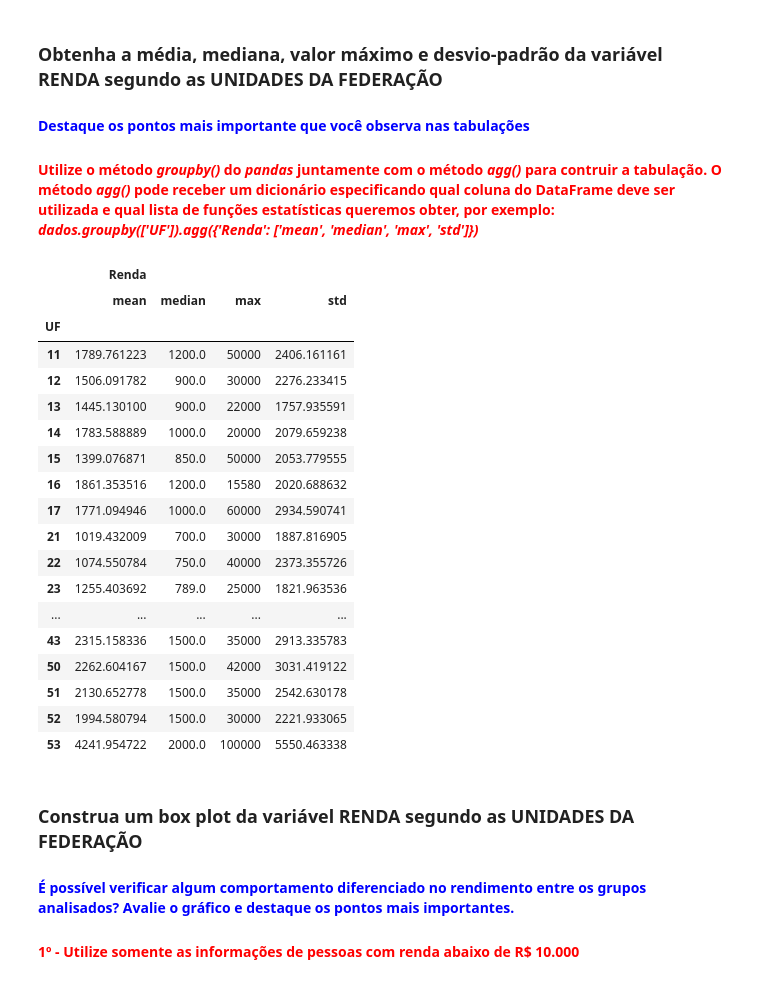
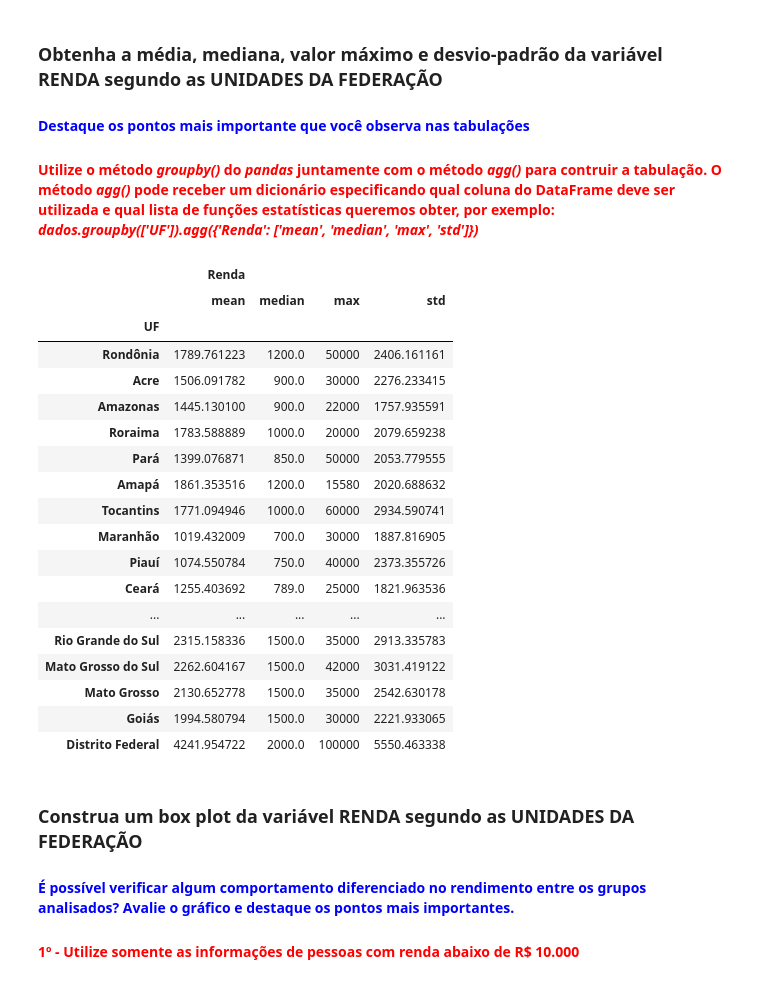
Before and after one commit to ciqueti/Estatistica_Distribuicao_e_Medidas, a Jupyter notebook: Parte_1/Análise_Descritiva.ipynb, the cells around one changed output. Saved outputs shown, nothing was run; the diff lists cells and outputs as text; code cells hidden in the pictures.

```diff
--- a/Parte_1/Análise_Descritiva.ipynb
+++ b/Parte_1/Análise_Descritiva.ipynb
@@ -564,27 +570,29 @@ Idades acima, a partir dos 40 anos ganham mais, principalmente Homens
 #### <font color='blue'>Destaque os pontos mais importante que você observa nas tabulações</font>
 #### <font color='red'>Utilize o método <i>groupby()</i> do <i>pandas</i> juntamente com o método <i>agg()</i> para contruir a tabulação. O método <i>agg()</i> pode receber um dicionário especificando qual coluna do DataFrame deve ser utilizada e qual lista de funções estatísticas queremos obter, por exemplo: <i>dados.groupby(['UF']).agg({'Renda': ['mean', 'median', 'max', 'std']})</i></font>
 # %%
-df.groupby(by=['UF']).agg({'Renda':['mean', 'median', 'max', 'std']})
+a = df.groupby(by=['UF']).agg({'Renda':['mean', 'median', 'max', 'std']})
+a.rename(index=uf, inplace=True)
+a
 # %% [output]
 |  | Renda |  |  |  |
 |  | mean | median | max | std |
 | UF |  |  |  |  |
-| 11 | 1789.761223 | 1200.0 | 50000 | 2406.161161 |
-| 12 | 1506.091782 | 900.0 | 30000 | 2276.233415 |
-| 13 | 1445.130100 | 900.0 | 22000 | 1757.935591 |
-| 14 | 1783.588889 | 1000.0 | 20000 | 2079.659238 |
-| 15 | 1399.076871 | 850.0 | 50000 | 2053.779555 |
-| 16 | 1861.353516 | 1200.0 | 15580 | 2020.688632 |
-| 17 | 1771.094946 | 1000.0 | 60000 | 2934.590741 |
-| 21 | 1019.432009 | 700.0 | 30000 | 1887.816905 |
-| 22 | 1074.550784 | 750.0 | 40000 | 2373.355726 |
-| 23 | 1255.403692 | 789.0 | 25000 | 1821.963536 |
+| Rondônia | 1789.761223 | 1200.0 | 50000 | 2406.161161 |
+| Acre | 1506.091782 | 900.0 | 30000 | 2276.233415 |
+| Amazonas | 1445.130100 | 900.0 | 22000 | 1757.935591 |
+| Roraima | 1783.588889 | 1000.0 | 20000 | 2079.659238 |
+| Pará | 1399.076871 | 850.0 | 50000 | 2053.779555 |
+| Amapá | 1861.353516 | 1200.0 | 15580 | 2020.688632 |
+| Tocantins | 1771.094946 | 1000.0 | 60000 | 2934.590741 |
+| Maranhão | 1019.432009 | 700.0 | 30000 | 1887.816905 |
+| Piauí | 1074.550784 | 750.0 | 40000 | 2373.355726 |
+| Ceará | 1255.403692 | 789.0 | 25000 | 1821.963536 |
 | ... | ... | ... | ... | ... |
-| 43 | 2315.158336 | 1500.0 | 35000 | 2913.335783 |
-| 50 | 2262.604167 | 1500.0 | 42000 | 3031.419122 |
-| 51 | 2130.652778 | 1500.0 | 35000 | 2542.630178 |
-| 52 | 1994.580794 | 1500.0 | 30000 | 2221.933065 |
-| 53 | 4241.954722 | 2000.0 | 100000 | 5550.463338 |
+| Rio Grande do Sul | 2315.158336 | 1500.0 | 35000 | 2913.335783 |
+| Mato Grosso do Sul | 2262.604167 | 1500.0 | 42000 | 3031.419122 |
+| Mato Grosso | 2130.652778 | 1500.0 | 35000 | 2542.630178 |
+| Goiás | 1994.580794 | 1500.0 | 30000 | 2221.933065 |
+| Distrito Federal | 4241.954722 | 2000.0 | 100000 | 5550.463338 |
 # %% [markdown]
 ### Construa um box plot da variável RENDA segundo as UNIDADES DA FEDERAÇÃO
 #### <font color='blue'>É possível verificar algum comportamento diferenciado no rendimento entre os grupos analisados? Avalie o gráfico e destaque os pontos mais importantes.</font>
```
Also changed, not shown: parts of 5 cells of this notebook, 3 other files.
